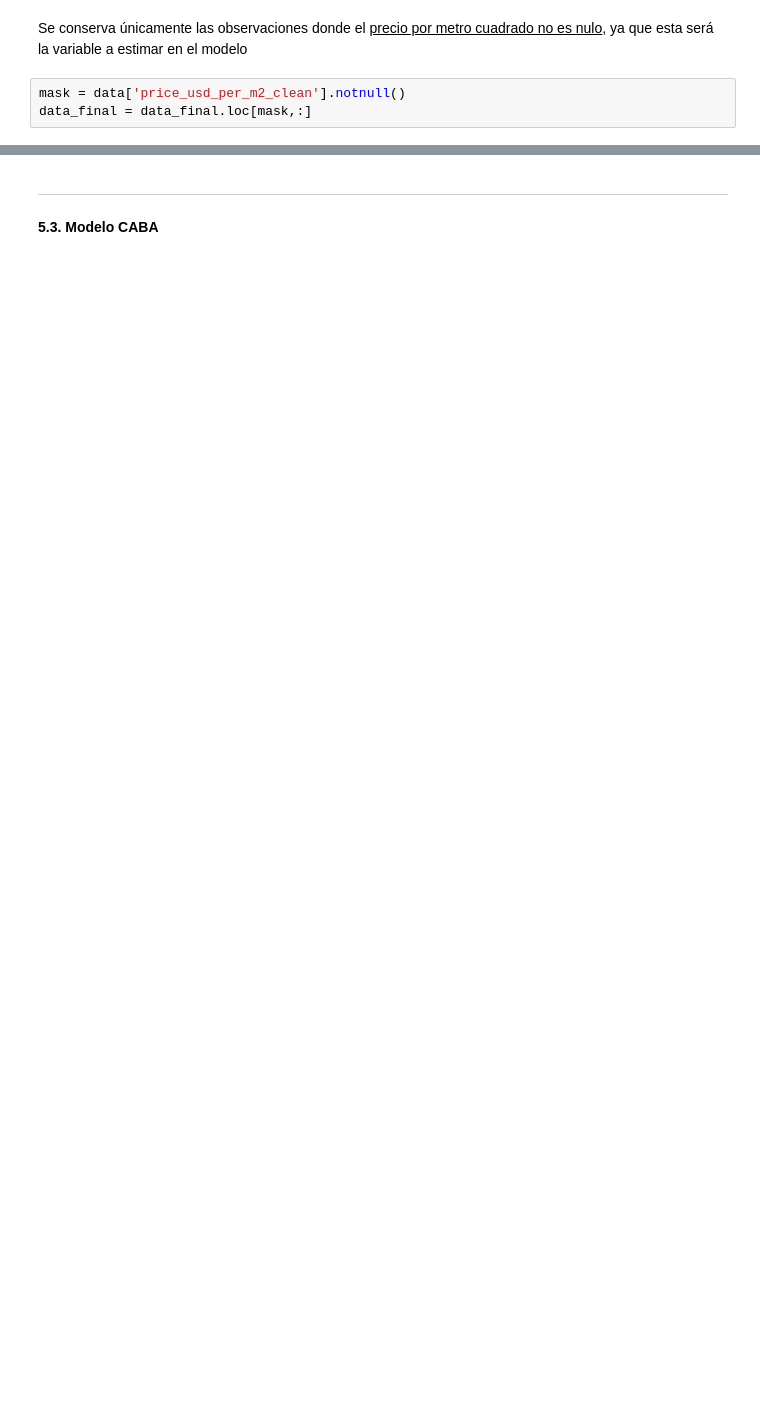
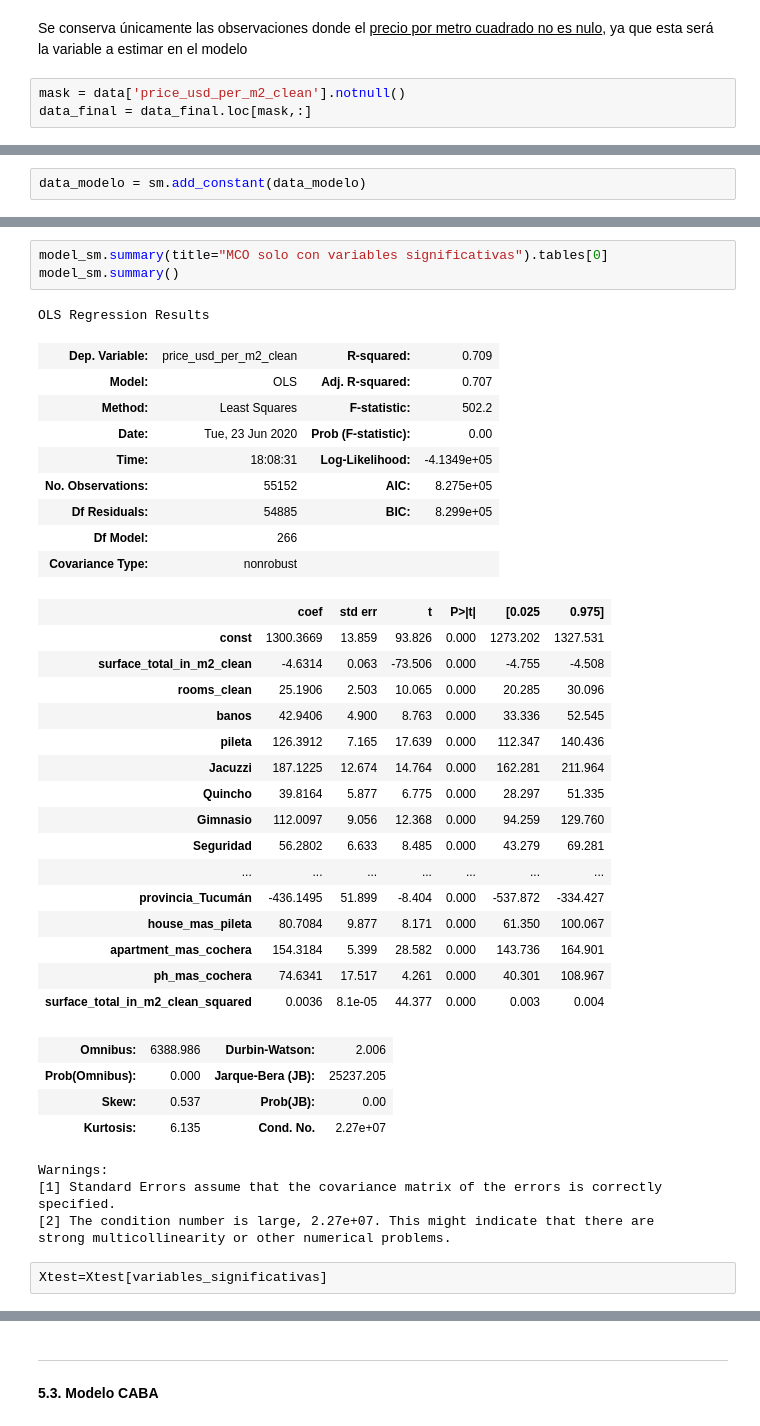
Before and after one commit to Hacho55/DataScience_Grp5, a Jupyter notebook: Entregables/Desafio 2/Grupo5_Desafio2_Entregable.ipynb, the cells around one changed output, grey strips where cells are left out. Cells and saved outputs as stored; diff of their text form; blank space fills up the shorter version.

```diff
--- a/Entregables/Desafio 2/Grupo5_Desafio2_Entregable.ipynb
+++ b/Entregables/Desafio 2/Grupo5_Desafio2_Entregable.ipynb
@@ -1596,0 +1536,2 @@ dataCiudad = data_final
+# %%
+data_modelo = sm.add_constant(data_modelo)
@@ -1596,0 +1617,40 @@ dataCiudad = data_final
+# %%
+model_sm.summary(title="MCO solo con variables significativas").tables[0]
+model_sm.summary()
+# %% [output]
+OLS Regression Results
+| Dep. Variable: | price_usd_per_m2_clean | R-squared: | 0.709 |
+| Model: | OLS | Adj. R-squared: | 0.707 |
+| Method: | Least Squares | F-statistic: | 502.2 |
+| Date: | Tue, 23 Jun 2020 | Prob (F-statistic): | 0.00 |
+| Time: | 18:08:31 | Log-Likelihood: | -4.1349e+05 |
+| No. Observations: | 55152 | AIC: | 8.275e+05 |
+| Df Residuals: | 54885 | BIC: | 8.299e+05 |
+| Df Model: | 266 |  |  |
+| Covariance Type: | nonrobust |  |  |
+|  | coef | std err | t | P>|t| | [0.025 | 0.975] |
+| const | 1300.3669 | 13.859 | 93.826 | 0.000 | 1273.202 | 1327.531 |
+| surface_total_in_m2_clean | -4.6314 | 0.063 | -73.506 | 0.000 | -4.755 | -4.508 |
+| rooms_clean | 25.1906 | 2.503 | 10.065 | 0.000 | 20.285 | 30.096 |
+| banos | 42.9406 | 4.900 | 8.763 | 0.000 | 33.336 | 52.545 |
+| pileta | 126.3912 | 7.165 | 17.639 | 0.000 | 112.347 | 140.436 |
+| Jacuzzi | 187.1225 | 12.674 | 14.764 | 0.000 | 162.281 | 211.964 |
+| Quincho | 39.8164 | 5.877 | 6.775 | 0.000 | 28.297 | 51.335 |
+| Gimnasio | 112.0097 | 9.056 | 12.368 | 0.000 | 94.259 | 129.760 |
+| Seguridad | 56.2802 | 6.633 | 8.485 | 0.000 | 43.279 | 69.281 |
+| ... | ... | ... | ... | ... | ... | ... |
+| provincia_Tucumán | -436.1495 | 51.899 | -8.404 | 0.000 | -537.872 | -334.427 |
+| house_mas_pileta | 80.7084 | 9.877 | 8.171 | 0.000 | 61.350 | 100.067 |
+| apartment_mas_cochera | 154.3184 | 5.399 | 28.582 | 0.000 | 143.736 | 164.901 |
+| ph_mas_cochera | 74.6341 | 17.517 | 4.261 | 0.000 | 40.301 | 108.967 |
+| surface_total_in_m2_clean_squared | 0.0036 | 8.1e-05 | 44.377 | 0.000 | 0.003 | 0.004 |
+| Omnibus: | 6388.986 | Durbin-Watson: | 2.006 |
+| Prob(Omnibus): | 0.000 | Jarque-Bera (JB): | 25237.205 |
+| Skew: | 0.537 | Prob(JB): | 0.00 |
+| Kurtosis: | 6.135 | Cond. No. | 2.27e+07 |
+Warnings:
+[1] Standard Errors assume that the covariance matrix of the errors is correctly specified.
+[2] The condition number is large, 2.27e+07. This might indicate that there are
+strong multicollinearity or other numerical problems.
+# %%
+Xtest=Xtest[variables_significativas]
```
Also changed, not shown: parts of 90 cells of this notebook, 2 other files.
